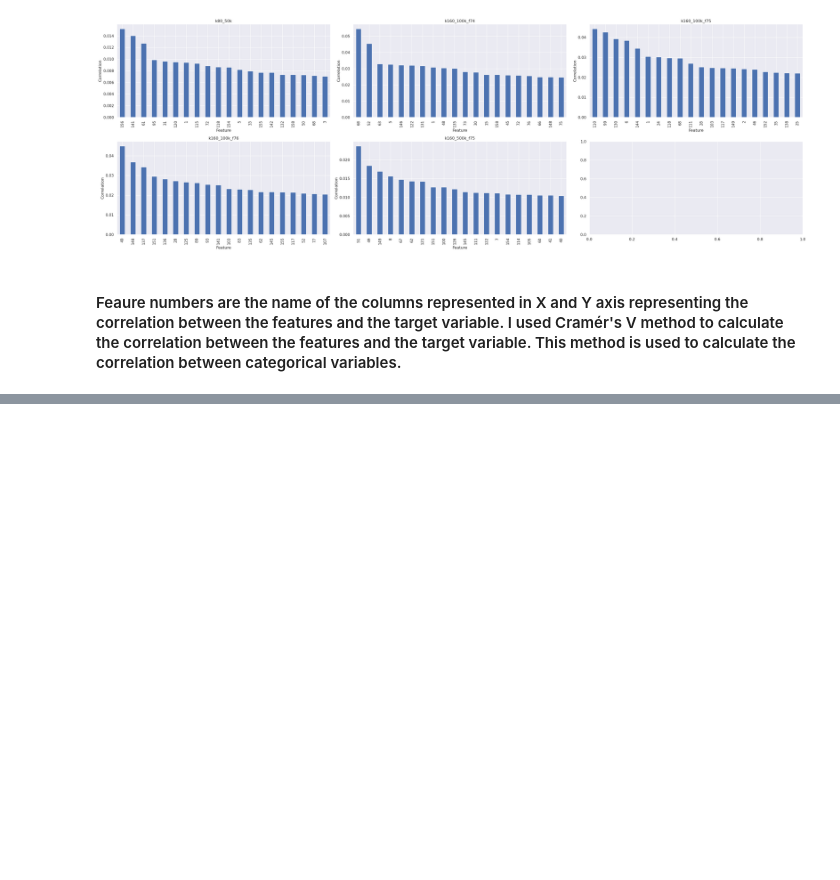
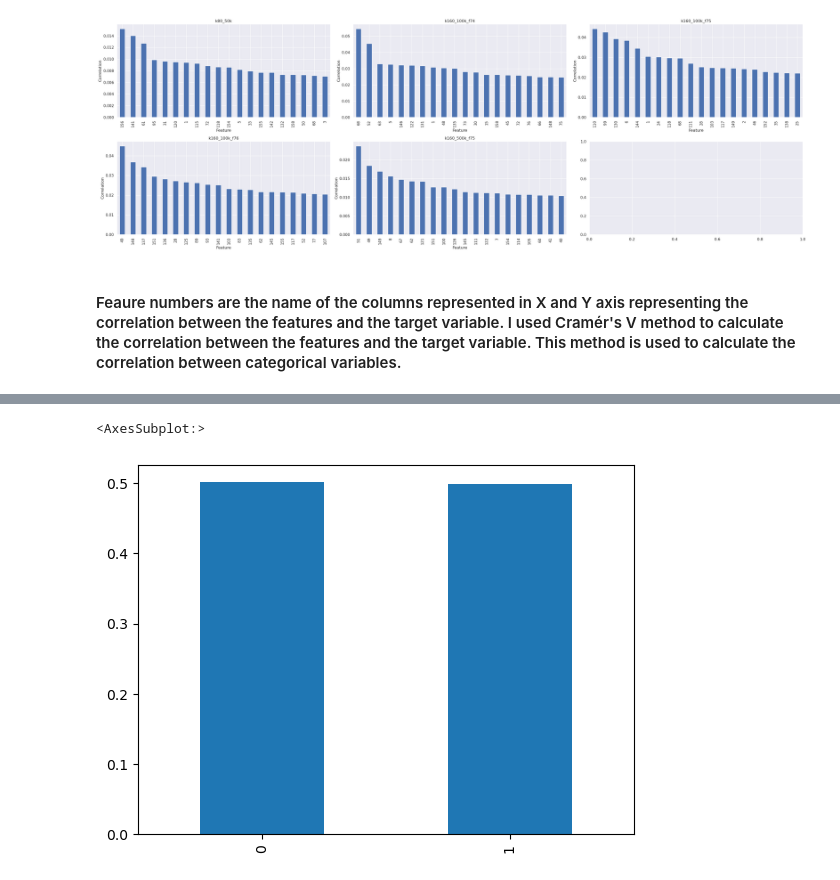
Before and after one commit to mijanr/TabSurvey, a Jupyter notebook: Correlation study.ipynb, the cells around one changed output, grey strips where cells are left out. Saved outputs shown, nothing was run; the diff lists cells and outputs as text; code cells hidden in the pictures; blank space fills up the shorter version.

```diff
--- a/Correlation study.ipynb
+++ b/Correlation study.ipynb
@@ -75,0 +88,5 @@ plt.show()
+# %%
+#correlation prefix_k67
+cramersv_prefix_k67 = am.CramersV(prefix_k67)
+corr_matrix_prefix_k67 = cramersv.fit()
+indices_prefix_k67 = corr_matrix_prefix_k67.iloc[:, -1].nlargest(20).index.values
@@ -75,0 +140,6 @@ plt.show()
+# %%
+#find class ratios for prefix_k67
+prefix_k67_selected[160].value_counts(normalize=True).plot.bar()
+# %% [output]
+<AxesSubplot:>
+[figure, added]
```
Also changed, not shown: parts of 11 cells of this notebook.
